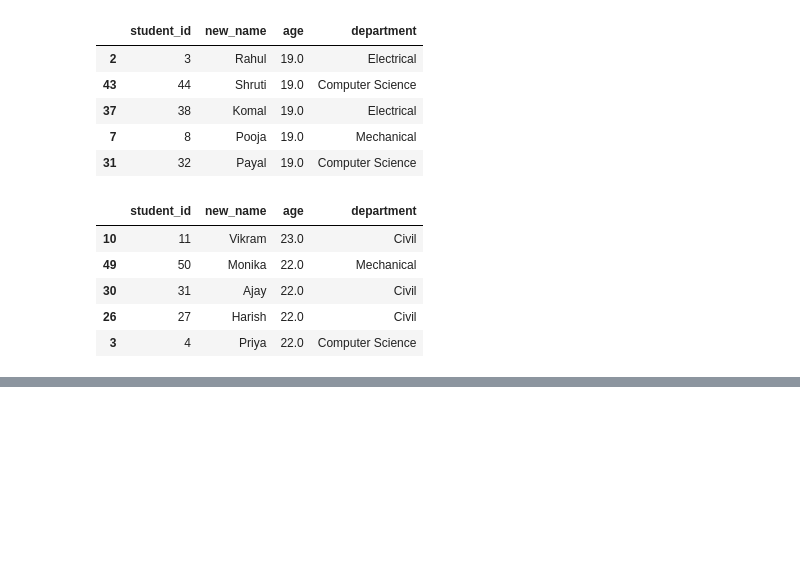
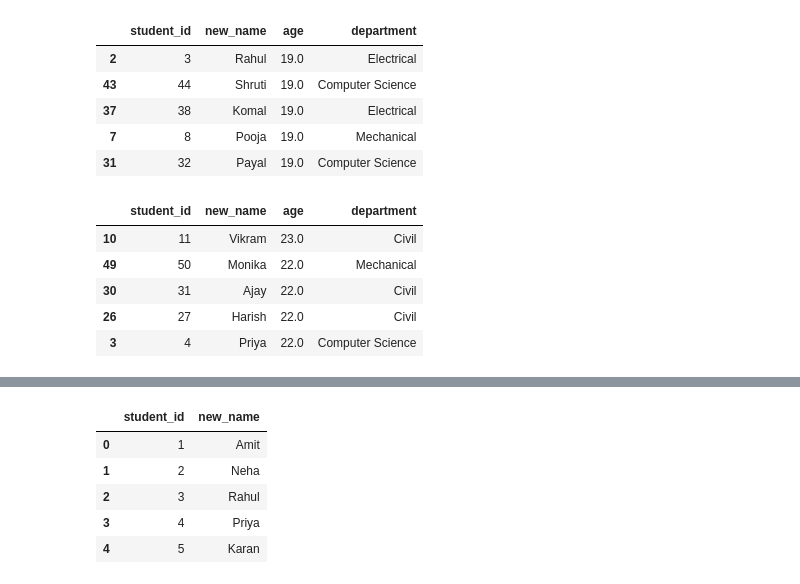
Before and after one commit to layappa/pandas-for-data-analysis, a Jupyter notebook: complete_pandas_operations.ipynb, the cells around one changed output, grey strips where cells are left out. Cells and saved outputs as stored; diff of their text form; code cells hidden in the pictures; blank space fills up the shorter version.

```diff
--- a/complete_pandas_operations.ipynb
+++ b/complete_pandas_operations.ipynb
@@ -263,0 +295,9 @@ student_data.sort_values("age",ascending=False).head()
+# %%
+student_data.dropna(axis=1).head()
+# %% [output]
+|  | student_id | new_name |
+| 0 | 1 | Amit |
+| 1 | 2 | Neha |
+| 2 | 3 | Rahul |
+| 3 | 4 | Priya |
+| 4 | 5 | Karan |
```
Also changed, not shown: parts of 15 cells of this notebook.
